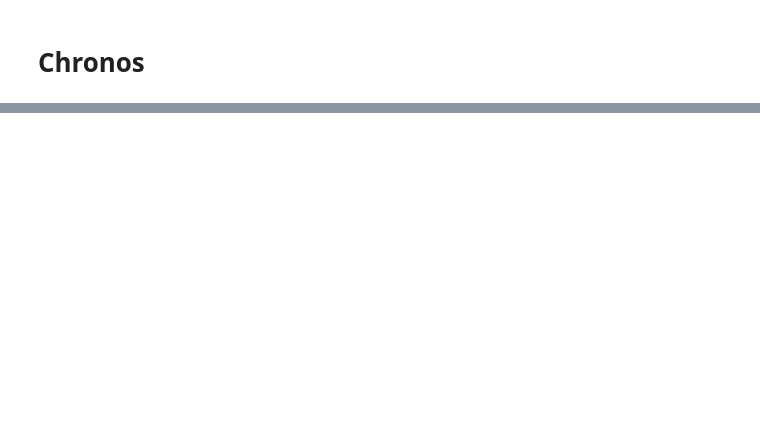
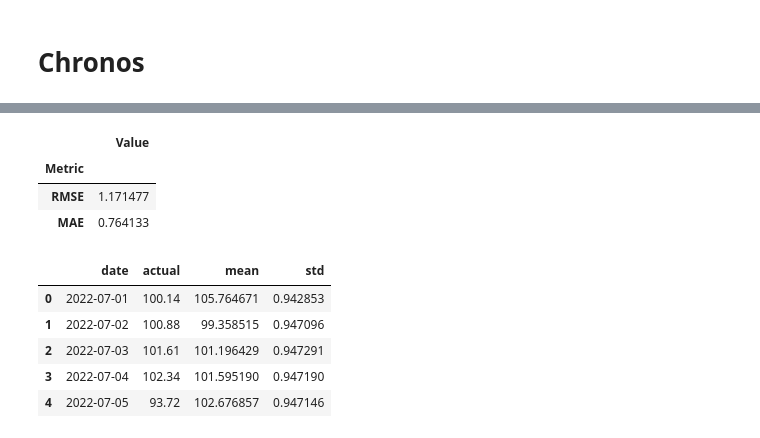
Before and after one commit to stefgr1/Prediction_of_energy_prices, a Jupyter notebook: predictions/Chronos/Chronos_vs1.ipynb, the cells around one changed output, grey strips where cells are left out. Drawn from its saved outputs; the diff is of its cells as text; code cells hidden in the pictures; blank space fills up the shorter version.

```diff
--- a/predictions/Chronos/Chronos_vs1.ipynb
+++ b/predictions/Chronos/Chronos_vs1.ipynb
@@ -85,0 +64,7 @@ plt.show()
+# %%
+# create a TimeSeries object from df
+data = df[['Date', target_column]]
+# transform to a pandas series
+data = data.set_index('Date')
+data = data.squeeze()
+data
@@ -85,0 +121,33 @@ plt.show()
+# %%
+# create a list for storing the forecasts
+sarima_forecasts = []
+
+# loop across the dates
+for t in tqdm(range(data.index.get_loc(start_date), data.index.get_loc(end_date) + 1)):
+
+    # extract the training data
+    context = data.iloc[:t]
+
+    # train the model
+    with warnings.catch_warnings():
+        warnings.simplefilter("ignore")
+        sarima_model = SARIMAX(
+            endog=context,
+            order=best_sarima_model.order,
+            seasonal_order=best_sarima_model.seasonal_order,
+            trend="c" if best_sarima_model.with_intercept else None,
+        ).fit(disp=0)
+
+    # generate the one-step-ahead forecast
+    sarima_forecast = sarima_model.get_forecast(steps=1)
+
+    # save the forecast
+    sarima_forecasts.append({
+        "date": data.index[t],
+        "actual": data.values[t],
+        "mean": sarima_forecast.predicted_mean.item(),
+        "std": sarima_forecast.var_pred_mean.item() ** 0.5,
+    })
+
+# cast the forecasts to data frame
+sarima_forecasts = pd.DataFrame(sarima_forecasts)
@@ -85,0 +240,16 @@ plt.show()
+# %%
+sarima_metrics
+# %% [output]
+|  | Value |
+| Metric |  |
+| RMSE | 1.171477 |
+| MAE | 0.764133 |
+# %%
+sarima_forecasts.head()
+# %% [output]
+|  | date | actual | mean | std |
+| 0 | 2022-07-01 | 100.14 | 105.764671 | 0.942853 |
+| 1 | 2022-07-02 | 100.88 | 99.358515 | 0.947096 |
+| 2 | 2022-07-03 | 101.61 | 101.196429 | 0.947291 |
+| 3 | 2022-07-04 | 102.34 | 101.595190 | 0.947190 |
+| 4 | 2022-07-05 | 93.72 | 102.676857 | 0.947146 |
```
Also changed, not shown: parts of 23 cells of this notebook, 19 other files.
